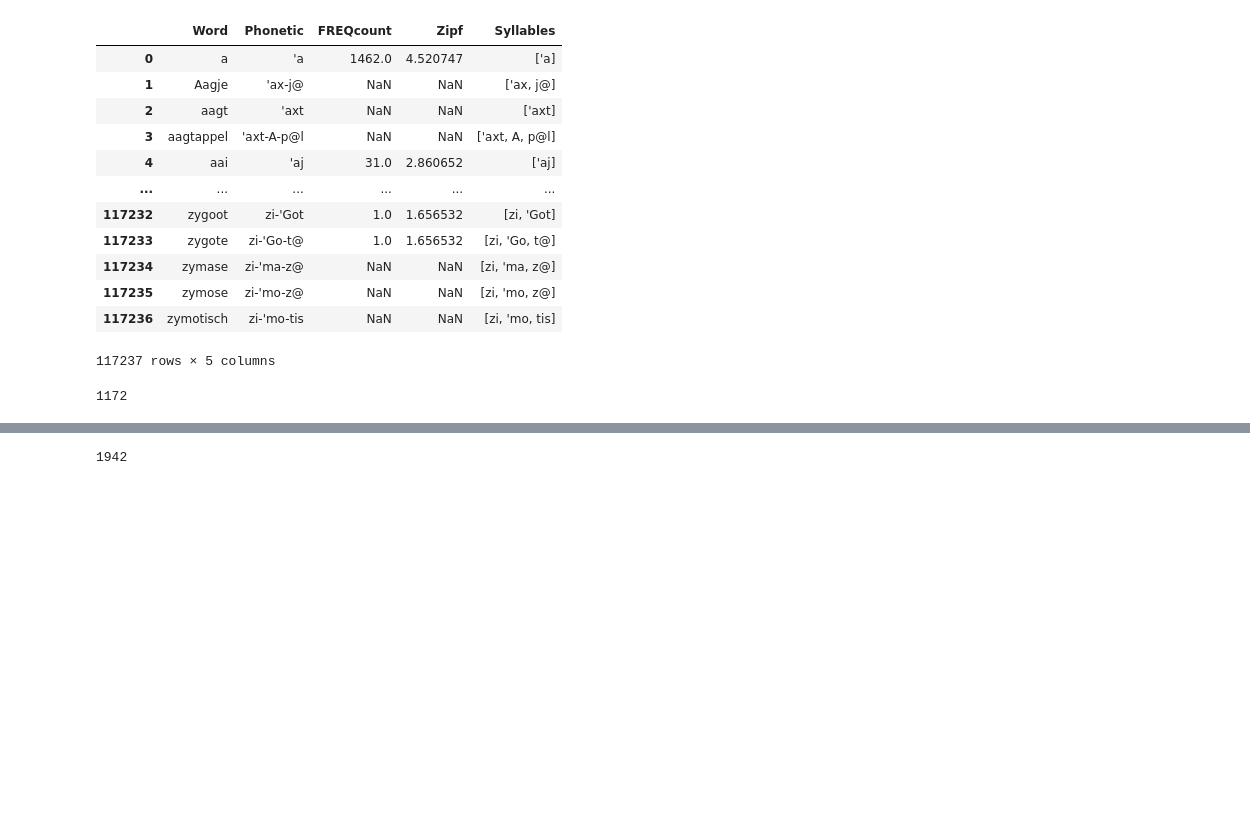
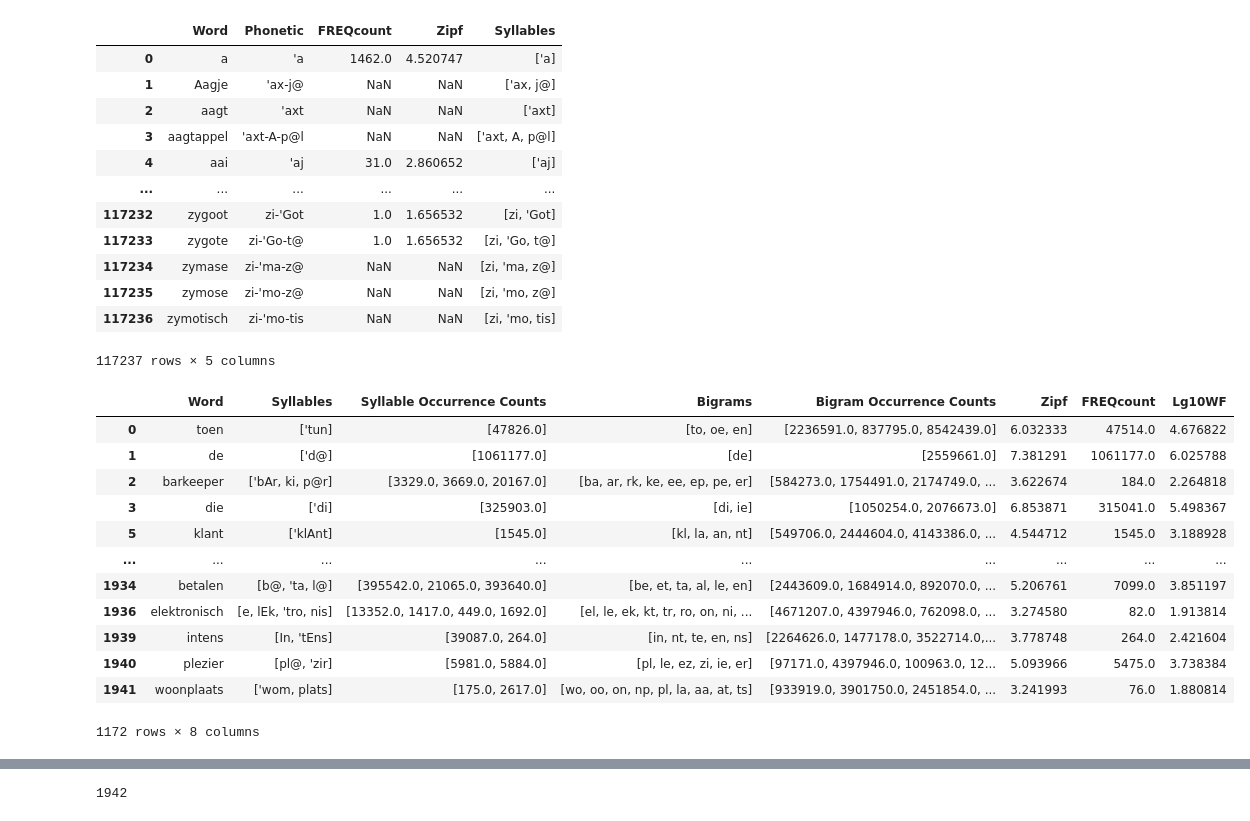
Before and after one commit to suneelbanerjee/MOUS_hierarchical-representations, a Jupyter notebook: master_table.ipynb, the cells around one changed output, grey strips where cells are left out. Drawn from its saved outputs; the diff is of its cells as text; code cells hidden in the pictures; blank space fills up the shorter version.

```diff
--- a/master_table.ipynb
+++ b/master_table.ipynb
@@ -481,7 +481,23 @@ new_df
 117237 rows × 5 columns
 # %%
 #find number of rows in mous_words that are non-Nan in 'Syllables'
+#return X_words, a dataframe of all words in mous_words that have syllables
+#return missing_words, a dataframe of all words in mous_words that do not have syllables
+X_words = mous_words.dropna(subset = ['Syllables'])
 X = mous_words['Syllables'].count()
-X
-# %% [output]
-1172
+# %%
+X_words
+# %% [output]
+|  | Word | Syllables | Syllable Occurrence Counts | Bigrams | Bigram Occurrence Counts | Zipf | FREQcount | Lg10WF |
+| 0 | toen | ['tun] | [47826.0] | [to, oe, en] | [2236591.0, 837795.0, 8542439.0] | 6.032333 | 47514.0 | 4.676822 |
+| 1 | de | ['d@] | [1061177.0] | [de] | [2559661.0] | 7.381291 | 1061177.0 | 6.025788 |
+| 2 | barkeeper | ['bAr, ki, p@r] | [3329.0, 3669.0, 20167.0] | [ba, ar, rk, ke, ee, ep, pe, er] | [584273.0, 1754491.0, 2174749.0, ... | 3.622674 | 184.0 | 2.264818 |
+| 3 | die | ['di] | [325903.0] | [di, ie] | [1050254.0, 2076673.0] | 6.853871 | 315041.0 | 5.498367 |
+| 5 | klant | ['klAnt] | [1545.0] | [kl, la, an, nt] | [549706.0, 2444604.0, 4143386.0, ... | 4.544712 | 1545.0 | 3.188928 |
+| ... | ... | ... | ... | ... | ... | ... | ... | ... |
+| 1934 | betalen | [b@, 'ta, l@] | [395542.0, 21065.0, 393640.0] | [be, et, ta, al, le, en] | [2443609.0, 1684914.0, 892070.0, ... | 5.206761 | 7099.0 | 3.851197 |
+| 1936 | elektronisch | [e, lEk, 'tro, nis] | [13352.0, 1417.0, 449.0, 1692.0] | [el, le, ek, kt, tr, ro, on, ni, ... | [4671207.0, 4397946.0, 762098.0, ... | 3.274580 | 82.0 | 1.913814 |
+| 1939 | intens | [In, 'tEns] | [39087.0, 264.0] | [in, nt, te, en, ns] | [2264626.0, 1477178.0, 3522714.0,... | 3.778748 | 264.0 | 2.421604 |
+| 1940 | plezier | [pl@, 'zir] | [5981.0, 5884.0] | [pl, le, ez, zi, ie, er] | [97171.0, 4397946.0, 100963.0, 12... | 5.093966 | 5475.0 | 3.738384 |
+| 1941 | woonplaats | ['wom, plats] | [175.0, 2617.0] | [wo, oo, on, np, pl, la, aa, at, ts] | [933919.0, 3901750.0, 2451854.0, ... | 3.241993 | 76.0 | 1.880814 |
+1172 rows × 8 columns
```
Also changed, not shown: parts of 4 cells of this notebook, 20 other files.
